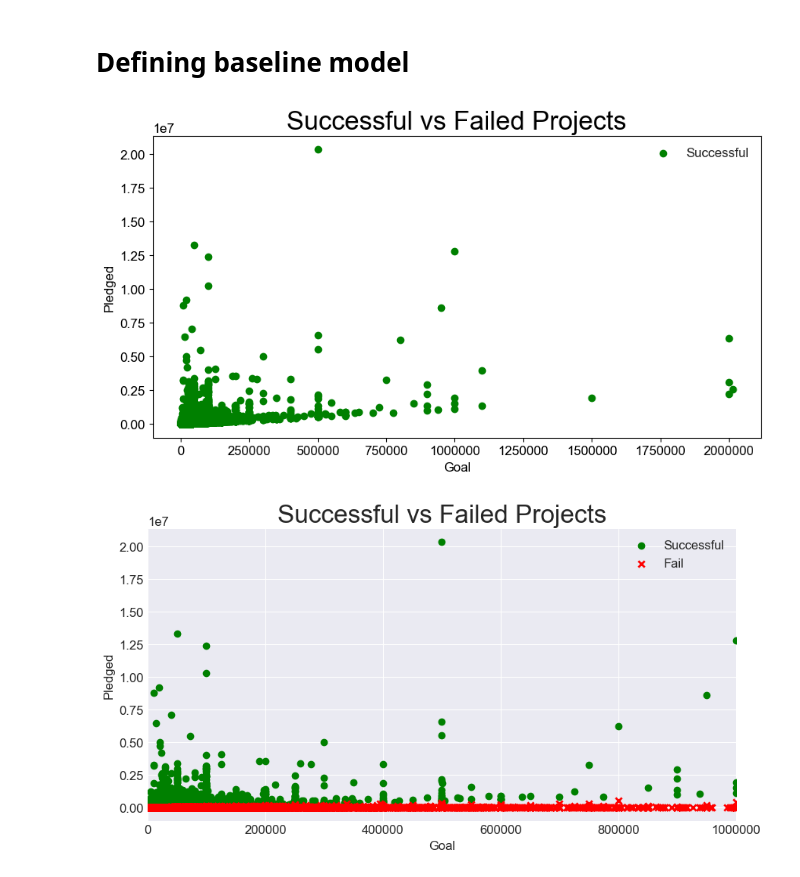
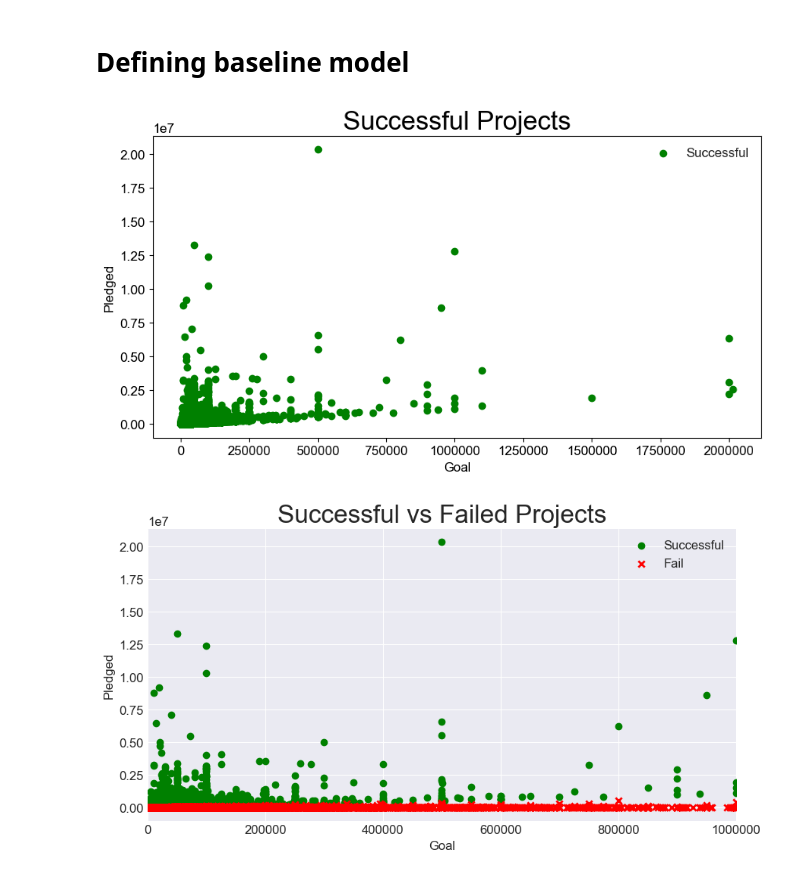
Before and after one commit to TorstenChandler/kickstarter_project, a Jupyter notebook: EDA_Monali.ipynb, the cells around one changed output. Cells and saved outputs as stored; diff of their text form; code cells hidden in the pictures.

```diff
--- a/EDA_Monali.ipynb
+++ b/EDA_Monali.ipynb
@@ -305,26 +311,26 @@ Theater           0.596808
 # %%
 # Checking Goal of successful projects
 df_success = df[df["state"] == 'Successful']
 df_fail = df[df["state"] == 'Failed']
 fig, ax = plt.subplots(figsize = (10,5))
 ax.scatter(x = df_success.goal, y = df_success.pledged, marker = 'o', color='green', label = 'Successful')
 #ax.scatter(x = df_fail.goal, y = df_fail.pledged, marker = 'x', color='red', label = 'Fail')
-ax.set_title(label='Successful vs Failed Projects',fontsize=24)
+ax.set_title(label='Successful Projects',fontsize=24)
 
 
 ax.set_xlabel(xlabel = "Goal")
 ax.set_ylabel(ylabel = "Pledged")
 plt.style.use('seaborn-v0_8-darkgrid')
 
 # Set the x-axis limit from 0 to 100,000
 #ax.set_xlim(0, 1000000)
 ax.ticklabel_format(style='plain', axis='x')
 
 plt.legend()
 
 plt.show()
 # %% [output]
-[figure, old version]
+[figure, new version]
 # %%
 # As most successful project have a Goal under $1,000,000, checking failed and successful projects in this range
 fig, ax = plt.subplots(figsize = (10,5))
```
Also changed, not shown: parts of 5 cells of this notebook, 3 other files.
